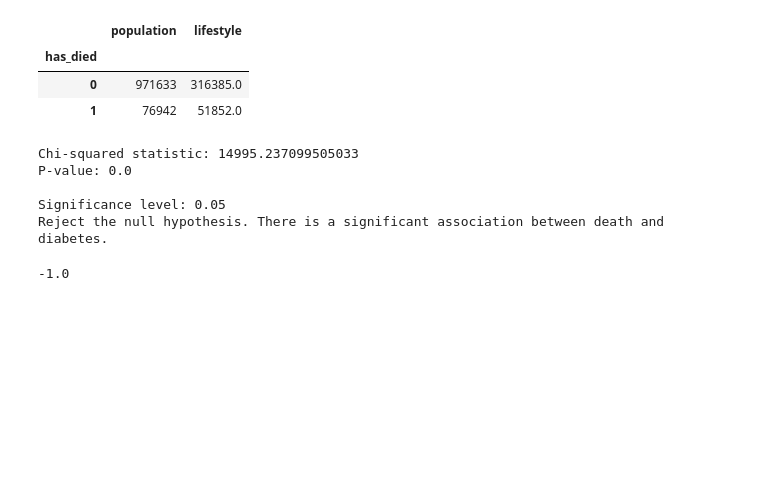
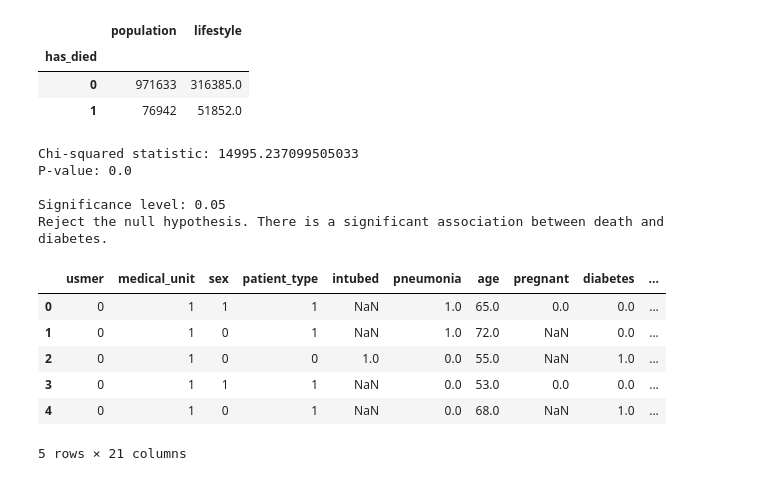
Before and after one commit to jairus-m/kaggle, a Jupyter notebook: comp-4441-draft.ipynb, the cells around one changed output. Cells and saved outputs as stored; diff of their text form; code cells hidden in the pictures; blank space fills up the shorter version.

```diff
--- a/comp-4441-draft.ipynb
+++ b/comp-4441-draft.ipynb
@@ -422,7 +427,13 @@ P-value: 0.0
 
 Significance level: 0.05
 Reject the null hypothesis. There is a significant association between death and diabetes.
-# %%
-p-1
-# %% [output]
--1.0
+# %%
+df.head()
+# %% [output]
+|  | usmer | medical_unit | sex | patient_type | intubed | pneumonia | age | pregnant | diabetes | ... |
+| 0 | 0 | 1 | 1 | 1 | NaN | 1.0 | 65.0 | 0.0 | 0.0 | ... |
+| 1 | 0 | 1 | 0 | 1 | NaN | 1.0 | 72.0 | NaN | 0.0 | ... |
+| 2 | 0 | 1 | 0 | 0 | 1.0 | 0.0 | 55.0 | NaN | 1.0 | ... |
+| 3 | 0 | 1 | 1 | 1 | NaN | 0.0 | 53.0 | 0.0 | 0.0 | ... |
+| 4 | 0 | 1 | 0 | 1 | NaN | 0.0 | 68.0 | NaN | 1.0 | ... |
+5 rows × 21 columns
```
Also changed, not shown: parts of 11 cells of this notebook.
